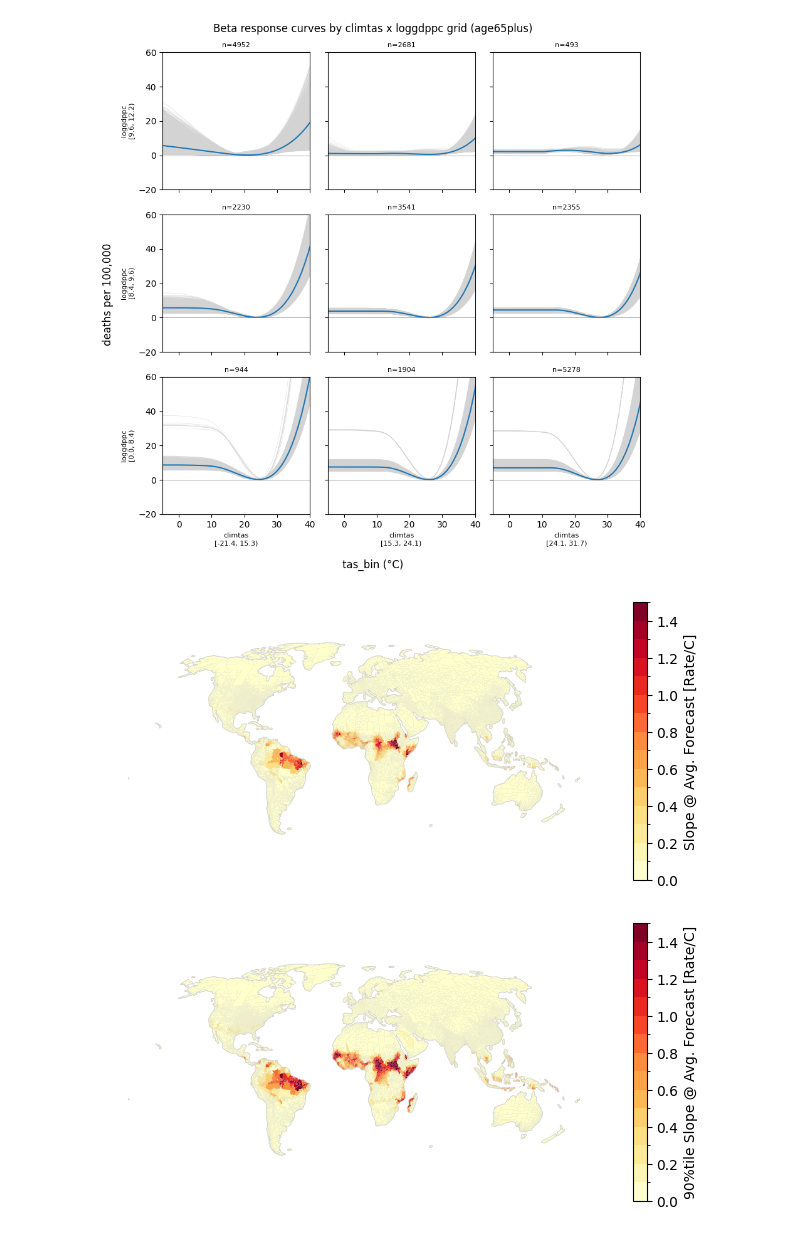
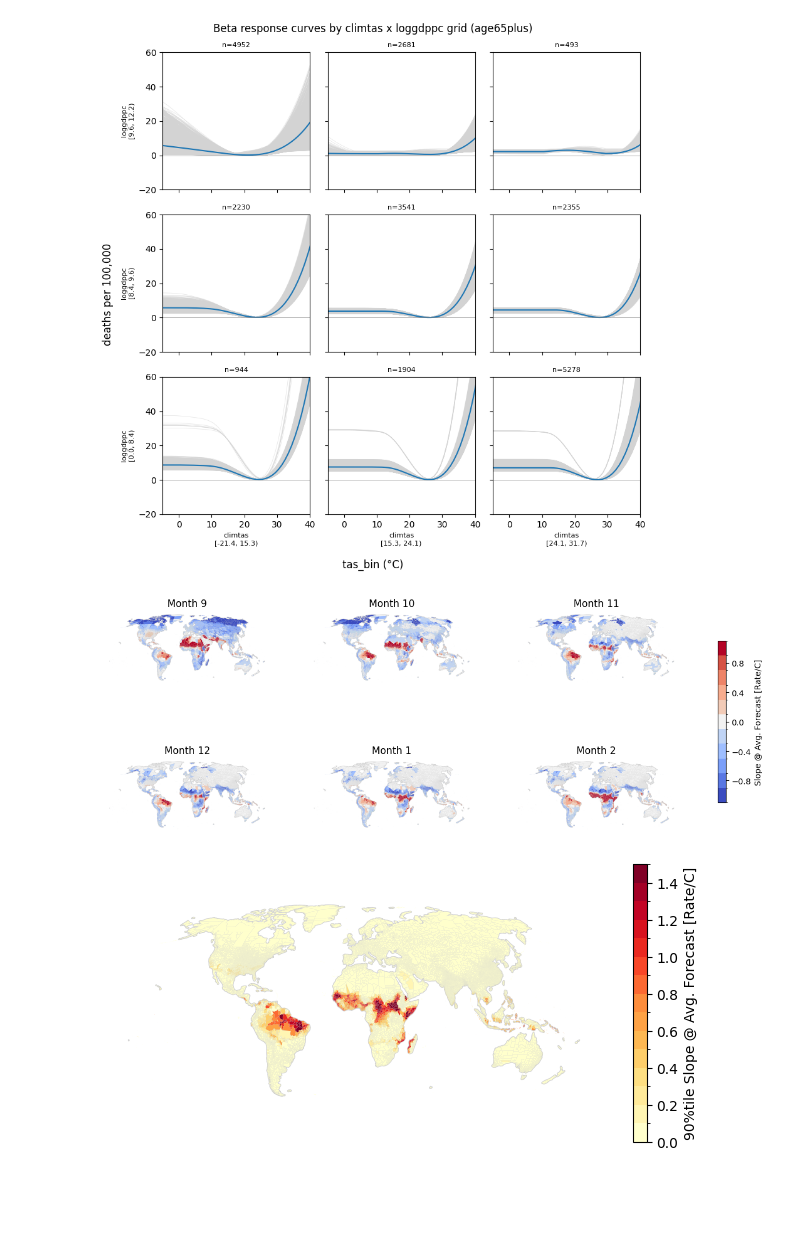
Before and after one commit to ezuetell/poreallas, a Jupyter notebook: analysis/x06_impactregion_grid.ipynb, the cells around one changed output. Cells and saved outputs as stored; diff of their text form; code cells hidden in the pictures; blank space fills up the shorter version.

Commit message:
add coolwarm, negative slopes

```diff
--- a/analysis/x06_impactregion_grid.ipynb
+++ b/analysis/x06_impactregion_grid.ipynb
@@ -51,8 +51,8 @@ forecast = s51.sel(time=FC_PERIOD).groupby("time.month").mean()-273.15
 forecast_ir = isku_utils.grid_to_ir(forecast.compute(), savefile=None)
 
 forecast_ds = forecast_ir.assign(
-    forecast_mean=forecast_ir['tas'].mean(dim=['number', 'month']),
-    forecast_std=forecast_ir['tas'].std(dim=['number', 'month'])
+    forecast_mean=forecast_ir['tas'].mean(dim=['number']),
+    forecast_std=forecast_ir['tas'].std(dim=['number'])
 )
 # %% [output]
 1. Consolidating metadata in this existing store with zarr.consolidate_metadata().
@@ -201,18 +201,19 @@ _polygons_slope = analysis_utils.xarray_to_gpd(
     slope.mean(dim="sample"), config.polygons
 )
 # %%
-fig = plotting_utils.plot_single(
+fig = plotting_utils.plot_monthly(
     _polygons_slope,
     col="beta_slope_at_forecast",
-    cm="YlOrRd",
-    vmin=0,
-    vmax=1.5,
+    cm="coolwarm",
+    vmin=-1,
+    vmax=1,
     n_colors=10,
     sup_title="",
-    cbar_label="Slope @ Avg. Forecast [Rate/C]"
+    cbar_label="Slope @ Avg. Forecast [Rate/C]",
+    month_order = config.months
 )
 # %% [output]
-[figure, old version]
+[figure, new version]
 # %%
 _polygons_slope_09 = analysis_utils.xarray_to_gpd(
     slope.quantile(0.9, dim="sample"), config.polygons
```
